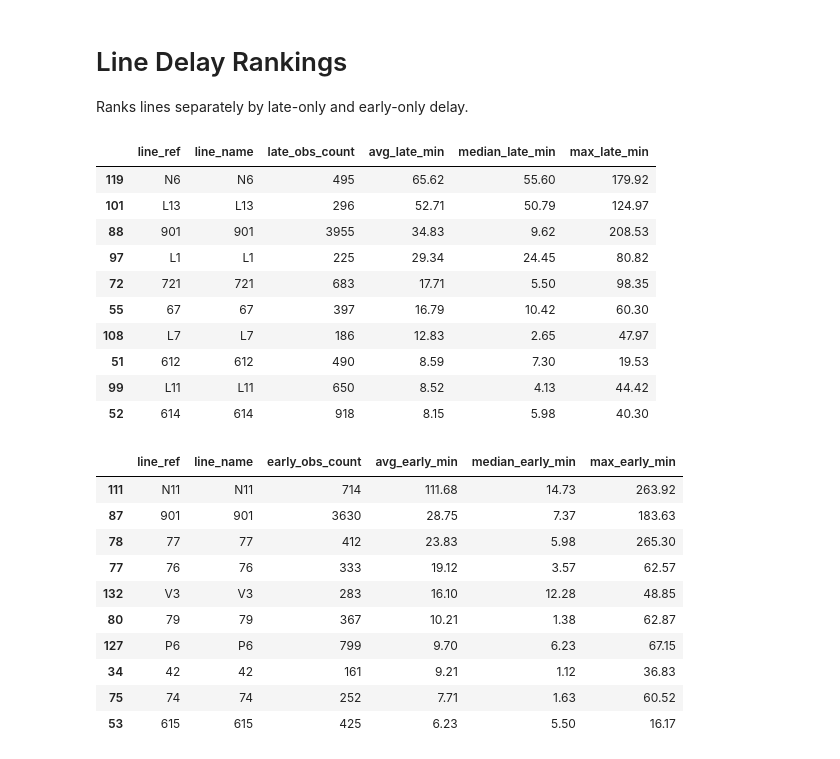
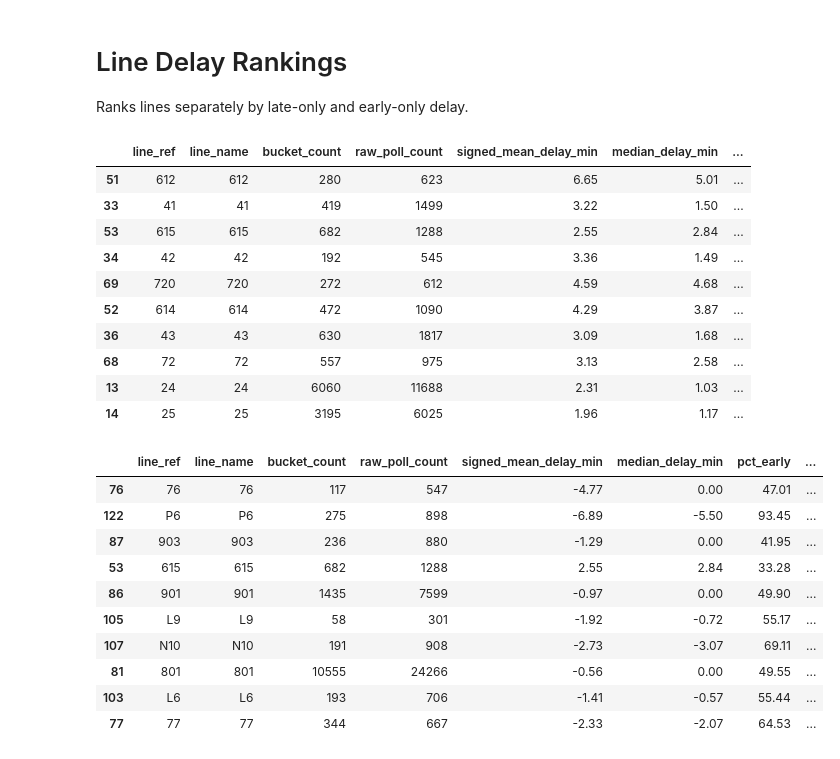
Before and after one commit to SanttuA/bus-lateness-analysis, a Jupyter notebook: notebooks/02_line_delay_rankings.ipynb, the cells around one changed output. Saved outputs shown, nothing was run; the diff lists cells and outputs as text; code cells hidden in the pictures.

```diff
--- a/notebooks/02_line_delay_rankings.ipynb
+++ b/notebooks/02_line_delay_rankings.ipynb
@@ -22,38 +22,46 @@ spec.loader.exec_module(rankings)
 DB = PROJECT_ROOT / "data" / "foli.db"
 MIN_OBSERVATIONS = 50
 LIMIT = 10
+TIMEZONE = "Europe/Helsinki"
+QUALITY_MODE = "conservative"
+BUCKET = "trip-stop"
 # %%
 class Args:
     db = DB
+    timezone = TIMEZONE
+    quality_mode = QUALITY_MODE
+    exclude_stop_call_disagreement = False
+    bucket = BUCKET
 
 df = rankings.load_observations(Args)
-late = rankings.rank_late(df, MIN_OBSERVATIONS, LIMIT)
-early = rankings.rank_early(df, MIN_OBSERVATIONS, LIMIT)
+buckets = rankings.prepare_buckets(Args, df)
+late = rankings.rank_late(buckets, MIN_OBSERVATIONS, LIMIT)
+early = rankings.rank_early(buckets, MIN_OBSERVATIONS, LIMIT)
 late
 # %% [output]
-|  | line_ref | line_name | late_obs_count | avg_late_min | median_late_min | max_late_min |
-| 119 | N6 | N6 | 495 | 65.62 | 55.60 | 179.92 |
-| 101 | L13 | L13 | 296 | 52.71 | 50.79 | 124.97 |
-| 88 | 901 | 901 | 3955 | 34.83 | 9.62 | 208.53 |
-| 97 | L1 | L1 | 225 | 29.34 | 24.45 | 80.82 |
-| 72 | 721 | 721 | 683 | 17.71 | 5.50 | 98.35 |
-| 55 | 67 | 67 | 397 | 16.79 | 10.42 | 60.30 |
-| 108 | L7 | L7 | 186 | 12.83 | 2.65 | 47.97 |
-| 51 | 612 | 612 | 490 | 8.59 | 7.30 | 19.53 |
-| 99 | L11 | L11 | 650 | 8.52 | 4.13 | 44.42 |
-| 52 | 614 | 614 | 918 | 8.15 | 5.98 | 40.30 |
+|  | line_ref | line_name | bucket_count | raw_poll_count | signed_mean_delay_min | median_delay_min | ... |
+| 51 | 612 | 612 | 280 | 623 | 6.65 | 5.01 | ... |
+| 33 | 41 | 41 | 419 | 1499 | 3.22 | 1.50 | ... |
+| 53 | 615 | 615 | 682 | 1288 | 2.55 | 2.84 | ... |
+| 34 | 42 | 42 | 192 | 545 | 3.36 | 1.49 | ... |
+| 69 | 720 | 720 | 272 | 612 | 4.59 | 4.68 | ... |
+| 52 | 614 | 614 | 472 | 1090 | 4.29 | 3.87 | ... |
+| 36 | 43 | 43 | 630 | 1817 | 3.09 | 1.68 | ... |
+| 68 | 72 | 72 | 557 | 975 | 3.13 | 2.58 | ... |
+| 13 | 24 | 24 | 6060 | 11688 | 2.31 | 1.03 | ... |
+| 14 | 25 | 25 | 3195 | 6025 | 1.96 | 1.17 | ... |
 # %%
 early
 # %% [output]
-|  | line_ref | line_name | early_obs_count | avg_early_min | median_early_min | max_early_min |
-| 111 | N11 | N11 | 714 | 111.68 | 14.73 | 263.92 |
-| 87 | 901 | 901 | 3630 | 28.75 | 7.37 | 183.63 |
-| 78 | 77 | 77 | 412 | 23.83 | 5.98 | 265.30 |
-| 77 | 76 | 76 | 333 | 19.12 | 3.57 | 62.57 |
-| 132 | V3 | V3 | 283 | 16.10 | 12.28 | 48.85 |
-| 80 | 79 | 79 | 367 | 10.21 | 1.38 | 62.87 |
-| 127 | P6 | P6 | 799 | 9.70 | 6.23 | 67.15 |
-| 34 | 42 | 42 | 161 | 9.21 | 1.12 | 36.83 |
-| 75 | 74 | 74 | 252 | 7.71 | 1.63 | 60.52 |
-| 53 | 615 | 615 | 425 | 6.23 | 5.50 | 16.17 |
+|  | line_ref | line_name | bucket_count | raw_poll_count | signed_mean_delay_min | median_delay_min | pct_early | ... |
+| 76 | 76 | 76 | 117 | 547 | -4.77 | 0.00 | 47.01 | ... |
+| 122 | P6 | P6 | 275 | 898 | -6.89 | -5.50 | 93.45 | ... |
+| 87 | 903 | 903 | 236 | 880 | -1.29 | 0.00 | 41.95 | ... |
+| 53 | 615 | 615 | 682 | 1288 | 2.55 | 2.84 | 33.28 | ... |
+| 86 | 901 | 901 | 1435 | 7599 | -0.97 | 0.00 | 49.90 | ... |
+| 105 | L9 | L9 | 58 | 301 | -1.92 | -0.72 | 55.17 | ... |
+| 107 | N10 | N10 | 191 | 908 | -2.73 | -3.07 | 69.11 | ... |
+| 81 | 801 | 801 | 10555 | 24266 | -0.56 | 0.00 | 49.55 | ... |
+| 103 | L6 | L6 | 193 | 706 | -1.41 | -0.57 | 55.44 | ... |
+| 77 | 77 | 77 | 344 | 667 | -2.33 | -2.07 | 64.53 | ... |
 # %%
```
Also changed, not shown: parts of 1 cell of this notebook.
